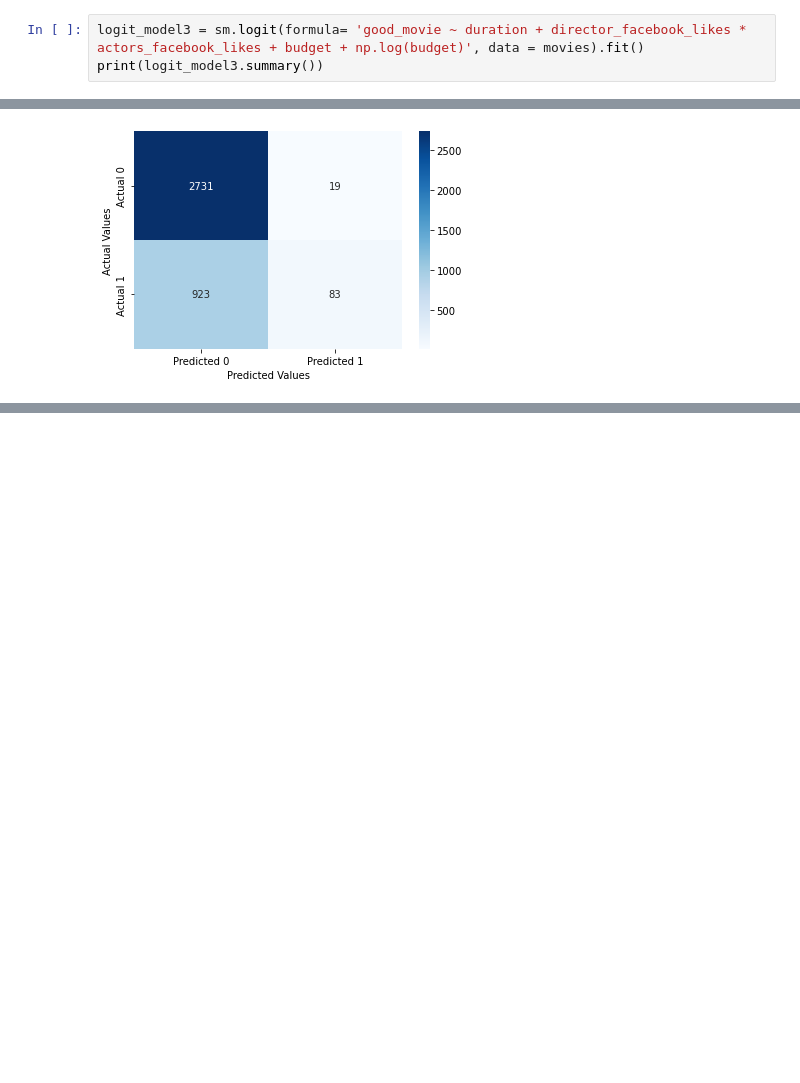
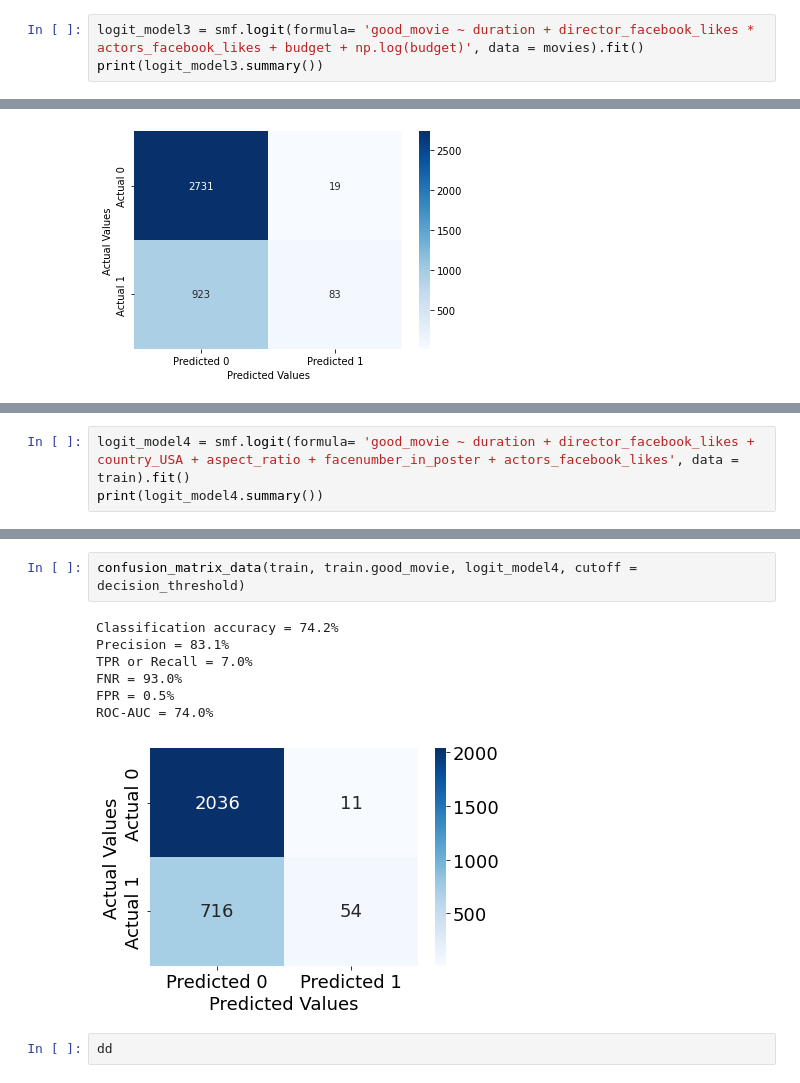
Before and after one commit to kennyeon/Too-Pullz-Project, a Jupyter notebook: classification_project.ipynb, the cells around one changed output, grey strips where cells are left out. Drawn from its saved outputs; the diff is of its cells as text; blank space fills up the shorter version.

```diff
--- a/classification_project.ipynb
+++ b/classification_project.ipynb
@@ -311,7 +311,7 @@ ROC-AUC = 71.0%
 # %% [markdown]
 ### Model 3
 # %%
-logit_model3 = sm.logit(formula= 'good_movie ~ duration + director_facebook_likes * actors_facebook_likes + budget + np.log(budget)', data = movies).fit()
+logit_model3 = smf.logit(formula= 'good_movie ~ duration + director_facebook_likes * actors_facebook_likes + budget + np.log(budget)', data = movies).fit()
 print(logit_model3.summary())
 # %% [output]
 Optimization terminated successfully.
@@ -354,0 +562,3 @@ ROC-AUC = 75.2%
+# %%
+logit_model4 = smf.logit(formula= 'good_movie ~ duration + director_facebook_likes + country_USA + aspect_ratio + facenumber_in_poster + actors_facebook_likes', data = train).fit()
+print(logit_model4.summary())
@@ -354,0 +583,12 @@ ROC-AUC = 75.2%
+# %%
+confusion_matrix_data(train, train.good_movie, logit_model4, cutoff = decision_threshold)
+# %% [output]
+Classification accuracy = 74.2%
+Precision = 83.1%
+TPR or Recall = 7.0%
+FNR = 93.0%
+FPR = 0.5%
+ROC-AUC = 74.0%
+[figure, added]
+# %%
+dd
```
Also changed, not shown: parts of 13 cells of this notebook.
